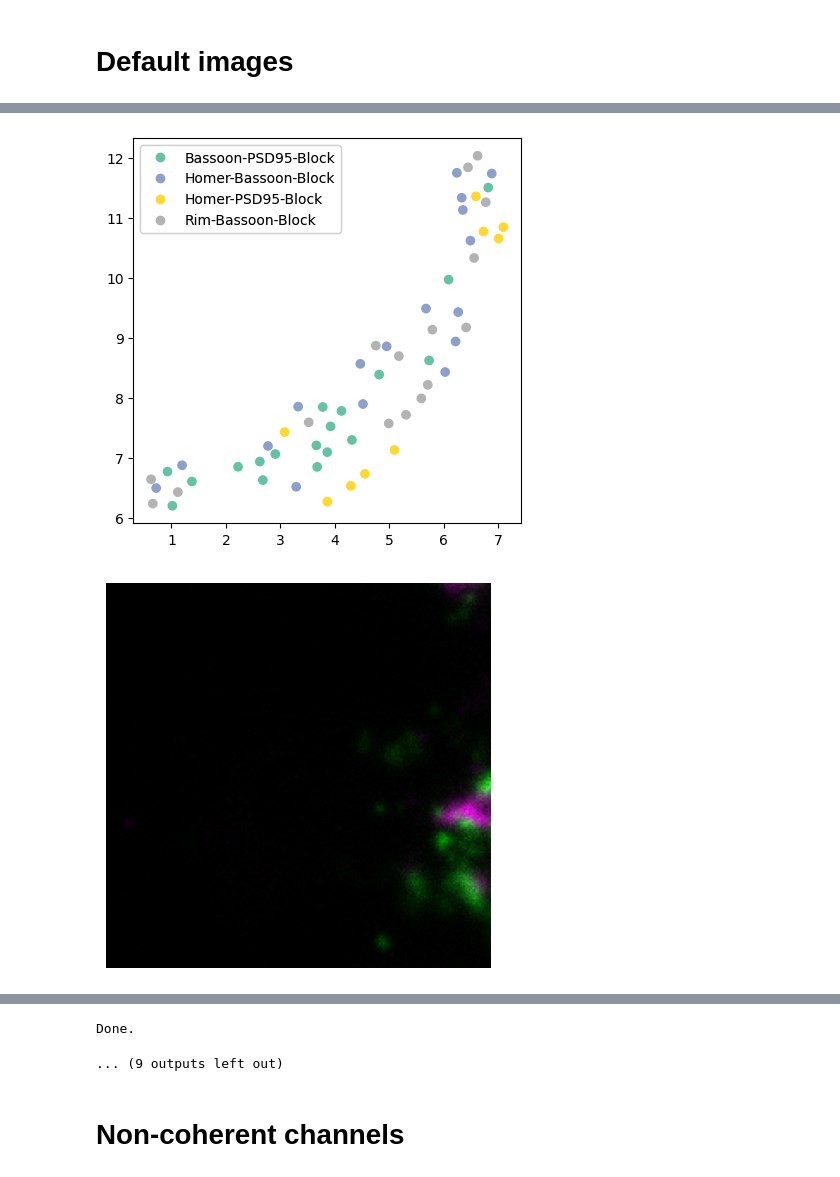
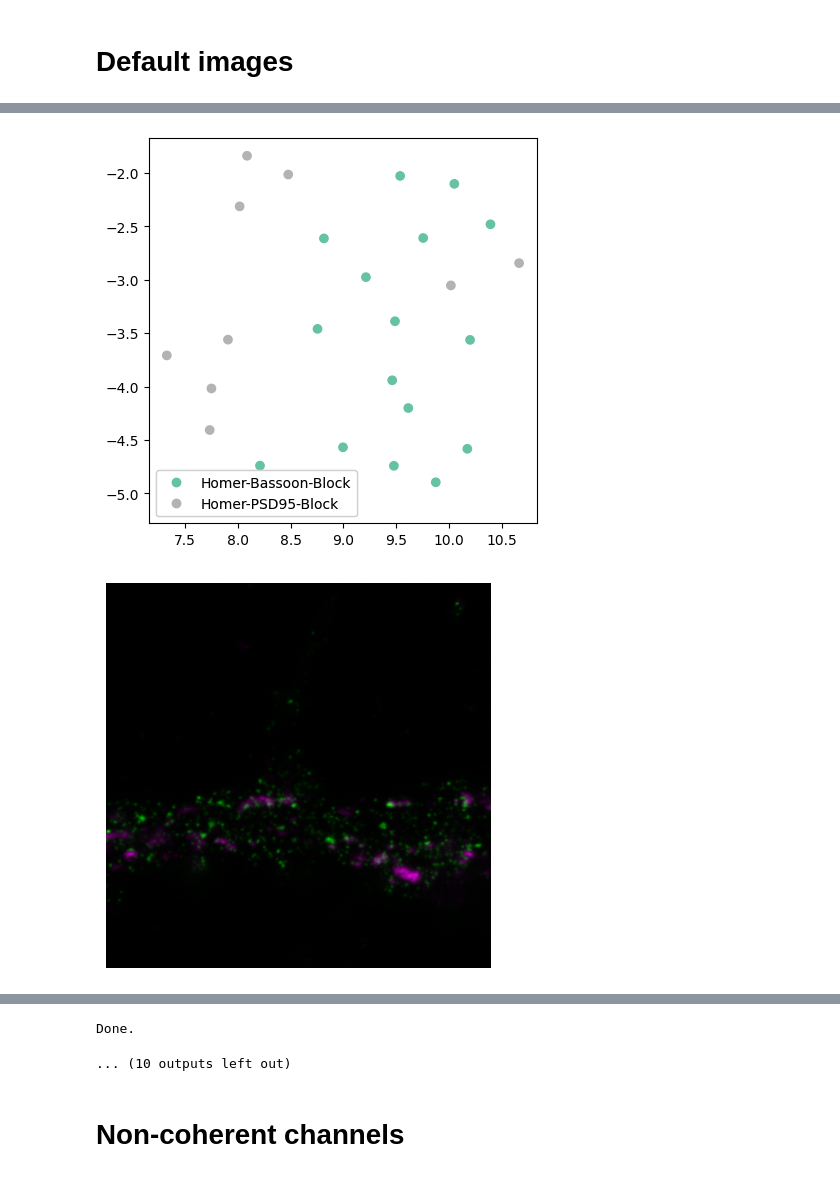
Before and after one commit to FLClab/STED-FM, a Jupyter notebook: experiments/multichannel-experiments/notebooks/pysoda-experiments.ipynb, the cells around one changed output, grey strips where cells are left out. Cells and saved outputs as stored; diff of their text form; code cells hidden in the pictures.

```diff
--- a/experiments/multichannel-experiments/notebooks/pysoda-experiments.ipynb
+++ b/experiments/multichannel-experiments/notebooks/pysoda-experiments.ipynb
@@ -16,11 +16,17 @@ from stedfm.models.classifier import MetaLinearProbe
 from stedfm.datasets.multichannel import get_dataset
 
 model, cfg = get_pretrained_model_v2(
-    name="mae-mcms-lightning-small",
-    weights="MAE_MCMS_SMALL_STED",
+    name="mae-mcms-token-lightning-small",
+    weights="MAE_MCMS_TOKEN_SMALL_STED",
     as_classifier=True,
     classifier_type=MetaLinearProbe
 )
+# model, cfg = get_pretrained_model_v2(
+#     name="mae-lightning-small",
+#     weights="MAE_SMALL_STED",
+#     as_classifier=True,
+#     classifier_type=MetaLinearProbe
+# )
 # %% [output]
 classifier_type <class 'stedfm.models.classifier.MetaLinearProbe'>
 in_channels 1
@@ -36,10 +42,12 @@ Loading state_dict from /home-local2/projects/SSL/baselines/mae-small_STED/pl_ch
 # Default images
 # %%
 device = "cuda" if torch.cuda.is_available() else "cpu"
-device = "cpu"
+# device = "cpu"
 model.to(device)
 
-dataset = get_dataset("pysoda", cfg, cache=False)
+CLASSES = ["Homer-Bassoon-Block", "Homer-PSD95-Block"]
+# CLASSES = None
+dataset = get_dataset("pysoda", cfg, cache=False, classes=CLASSES)
 print(f"Dataset length: {len(dataset)}")
 
 all_features, all_labels = [], []
@@ -84,42 +93,47 @@ cumulative explained variance ratio: [0.5603139  0.69344821 0.75588969 0.7941306
 import umap
 reducer = umap.UMAP(random_state=42)
 
+X_features = numpy.array(all_features)
+X_features = (X_features - X_features.mean(axis=0)) / (X_features.std(axis=0) + 1e-8)  # Center and scale the data
+
 # 10 features keeps about 95% of the variance
-pca_transformed_features = PCA(n_components=32).fit_transform(all_features)
-features_umap = reducer.fit_transform(pca_transformed_features)
+pca_transformed_features = PCA(n_components=16).fit_transform(X_features)
+# features_umap = reducer.fit_transform(pca_transformed_features[:, 1:])
+features_umap = reducer.fit_transform(X_features)
 
 fig, ax = pyplot.subplots(figsize=(5, 5))
 scatter = ax.scatter(features_umap[:,0], features_umap[:,1], c=all_labels, cmap="Set2")
 legend1 = ax.legend(
     handles=scatter.legend_elements()[0],
     labels=[dataset.classes[l] for l in set(all_labels)])
 ax.add_artist(legend1)
 pyplot.show()
 
-threshold = 4.0
+threshold = features_umap[:, 0].mean()
+
 mask = features_umap[:, 0] < threshold
 choice = numpy.random.choice(numpy.where(mask)[0], size=10, replace=False)
 for idx in choice:
     fig, ax = pyplot.subplots(figsize=(5, 5), frameon=False)
     to_display = make_composite(dataset[idx][0].numpy(), luts=["green", "magenta"])
     ax.imshow(to_display, cmap="gray")
     # ax.xaxis.set_visible(False)
     # ax.yaxis.set_visible(False)
     ax.axis("off")
     pyplot.show()
 
 print("Done.")
 
 mask = features_umap[:, 0] > threshold
 choice = numpy.random.choice(numpy.where(mask)[0], size=10, replace=False)
 for idx in choice:
     fig, ax = pyplot.subplots(figsize=(5, 5), frameon=False)
     to_display = make_composite(dataset[idx][0].numpy(), luts=["green", "magenta"])
     ax.imshow(to_display, cmap="gray")
     # ax.xaxis.set_visible(False)
     # ax.yaxis.set_visible(False)
     ax.axis("off")
     pyplot.show()
 # %% [output]
-[figure, old version]
+[figure, new version]
-[figure, old version]
+[figure, new version]
@@ -135,5 +149,5 @@ for idx in choice:
 Done.
-... (9 outputs left out)
+... (10 outputs left out)
 # %% [markdown]
 # Non-coherent channels
 # %%
```
Also changed, not shown: parts of 9 cells of this notebook, 6 other files.
